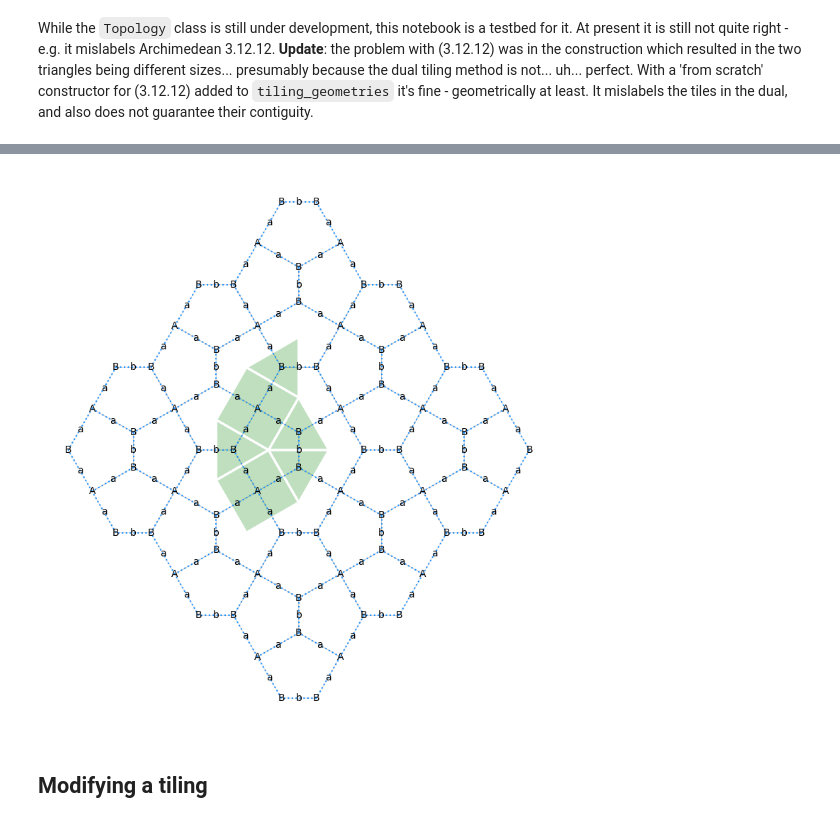
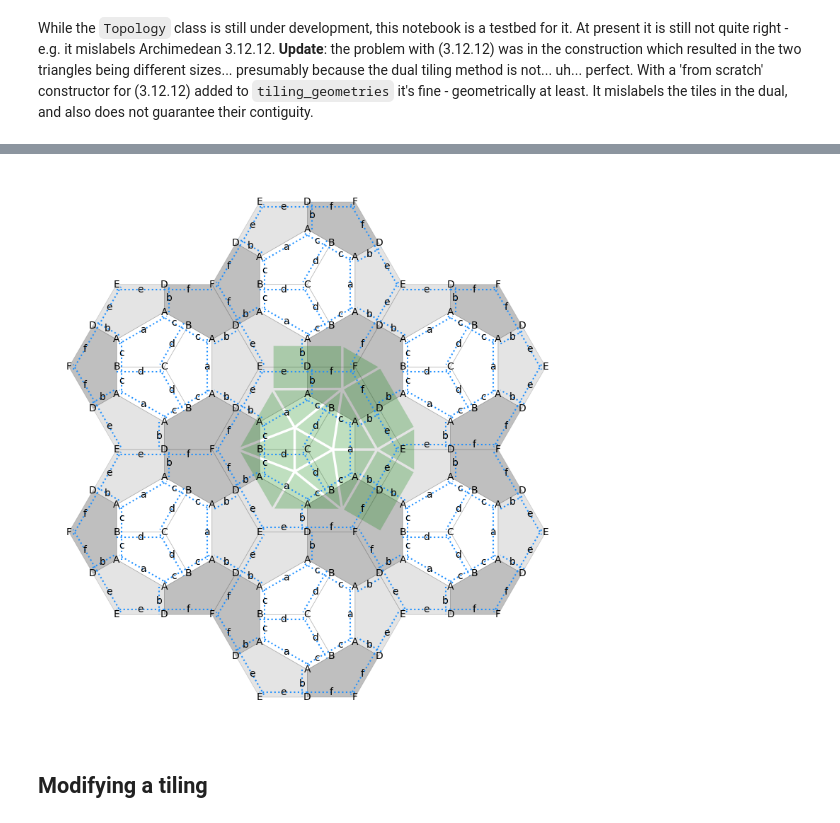
Before and after one commit to DOSull/weavingspace, a Jupyter notebook: examples/topology-working.ipynb, the cells around one changed output, grey strips where cells are left out. Cells and saved outputs as stored; diff of their text form; code cells hidden in the pictures.

```diff
--- a/examples/topology-working.ipynb
+++ b/examples/topology-working.ipynb
@@ -37,12 +34,12 @@ tile._setup_regularised_prototile()
 # tile = TileUnit(tiling_type = "lave", code = "4.6.12", spacing = 1000)
 # tile = TileUnit(tiling_type = "chavey", code = "K")
 # tile = TileUnit(tiling_type = "star2", code = "66", point_angle = 30)
-# tile = TileUnit(tiling_type = "hex-dissection", n = 9, offset = 1, offset_angle = 30)
+tile = TileUnit(tiling_type = "hex-dissection", n = 9, offset = 1, offset_angle = 30)
 # tile = TileUnit(tiling_type = "hex-slice", n = 9, offset = 1)
 # tile = TileUnit(tiling_type = "archimedean", code = "3.4.6.4")
 # tile = TileUnit(tiling_type = "archi", code = "3.12.12")
 # tile = TileUnit(tiling_type = "archimedean", code = "4.8.8")
-tile = TileUnit(tiling_type = "cairo", n = 3)
+# tile = TileUnit(tiling_type = "cairo", n = 3)
 # tile = TileUnit(tiling_type = "square-colouring", n = 4) #.transform_skew(20).transform_scale(1.2)
 # tile = TileUnit(tiling_type = "hex-colouring", n = 4).transform_rotate(90)
 # tile = WeaveUnit(weave_type = "plain", n = 2, strands = "a|d", aspect = 1)
@@ -57,17 +54,19 @@ ax = tile.plot(r = 1, show_reg_prototile = False, show_prototile = False,
 # %%
-topo = Topology(tile, True)
+topo = Topology(tile, ignore_tile_ids = True)
 # %%
-ax = topo.plot(
+ax = topology_plot.plot(
+  topo,
   show_original_tiles = True,
-  # show_tile_centres = True,
+  show_tile_centres = False,
   show_vertex_labels = True,
+  show_vertex_ids = False,
+  show_edges = True,
+  offset_edges = True,
   show_edge_labels = True,
-  # show_edges = True,
-  offset_edges = False,
   show_dual_tiles = True,
 )
 # %% [output]
-[figure, old version]
+[figure, new version]
 # %% [markdown]
 ## Modifying a tiling
 # %%
```
Also changed, not shown: parts of 8 cells of this notebook, 4 other files.
